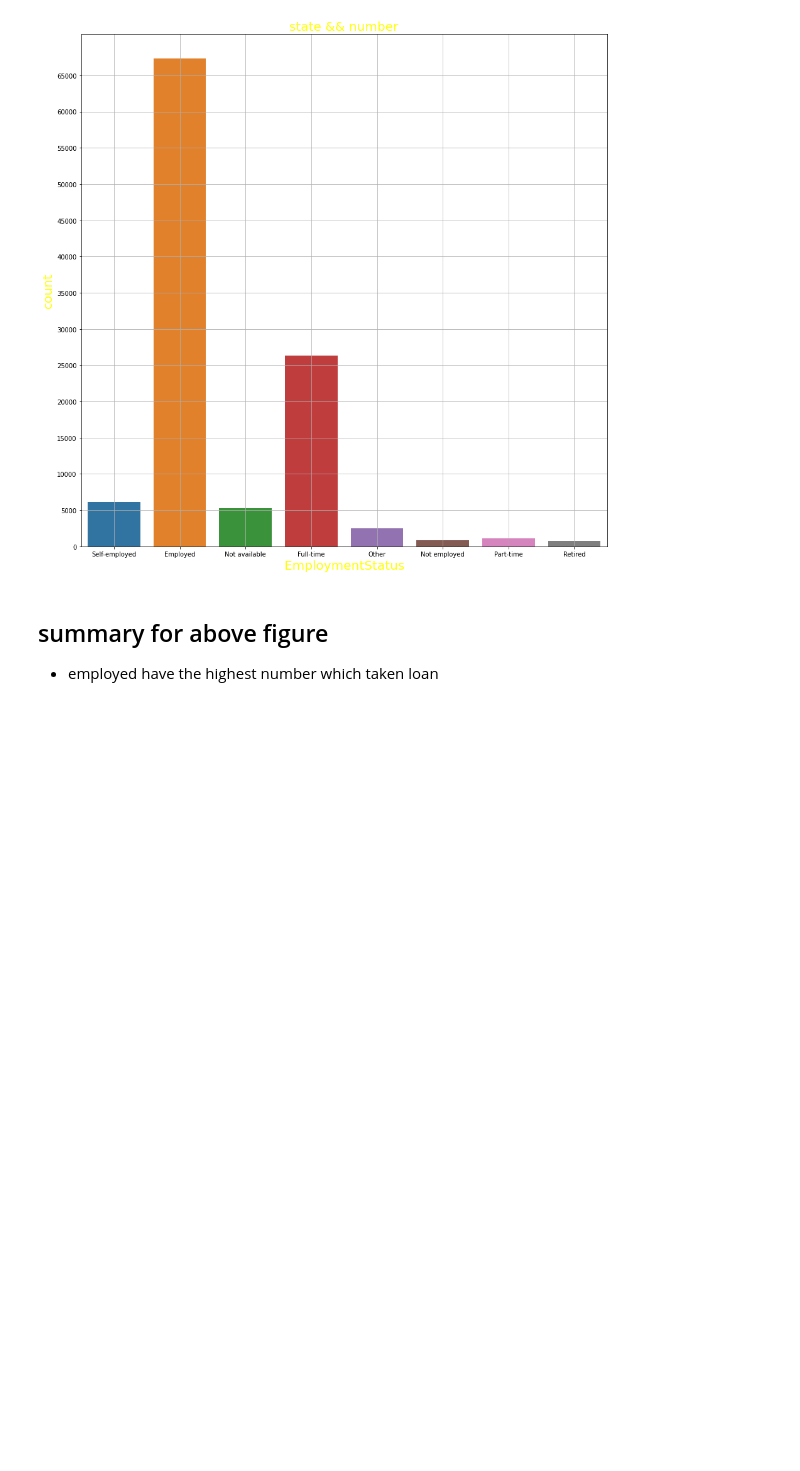
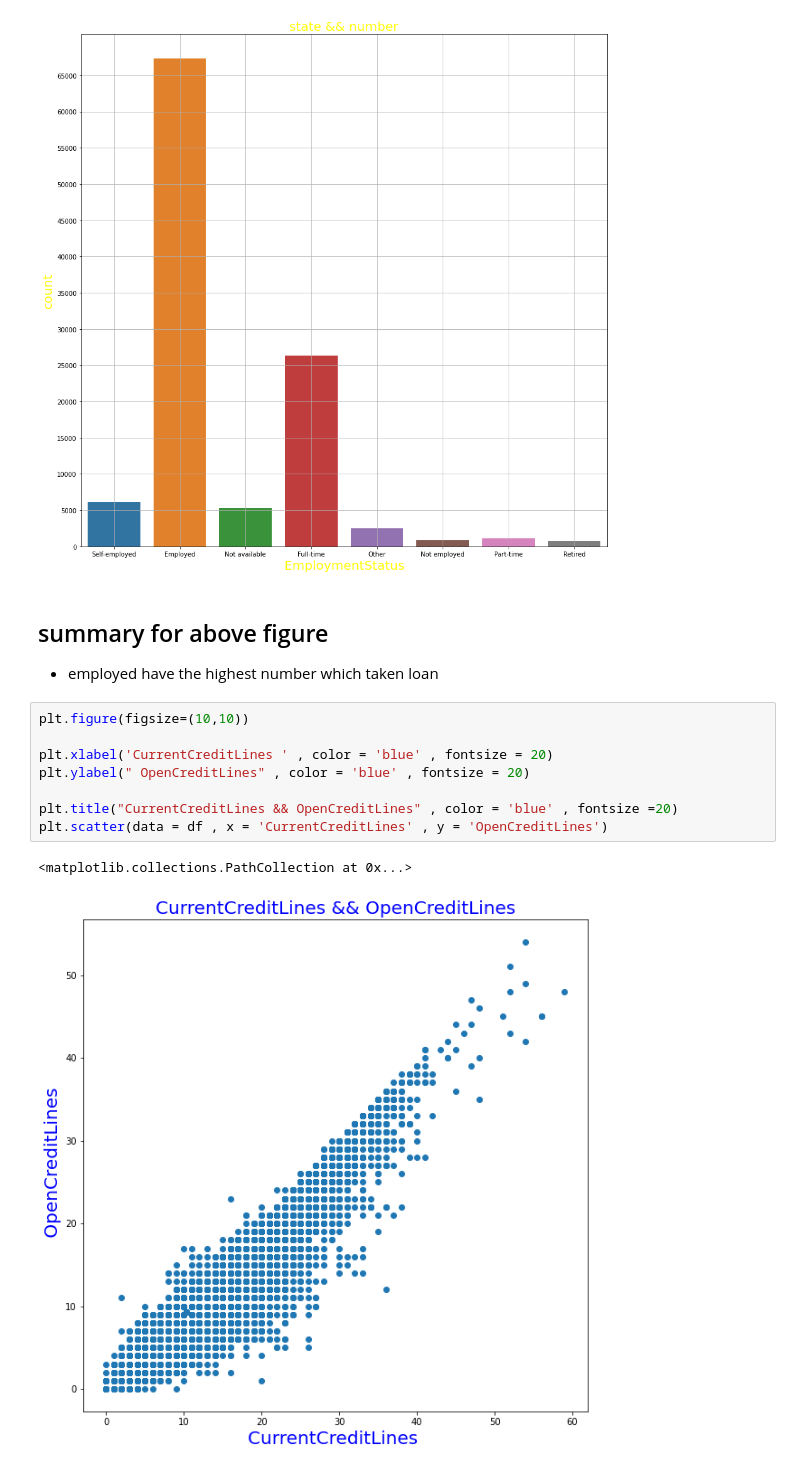
Before and after one commit to ahmed-hassan1997/Data-Analysis-Visualization, a Jupyter notebook: data_visualization.ipynb, the cells around one changed output. Cells and saved outputs as stored; diff of their text form; blank space fills up the shorter version.

```diff
--- a/data_visualization.ipynb
+++ b/data_visualization.ipynb
@@ -268,3 +269,14 @@ plt.grid()
 ## summary for above figure
 
 * employed have the highest number which taken loan
+# %%
+plt.figure(figsize=(10,10))
+
+plt.xlabel('CurrentCreditLines ' , color = 'blue' , fontsize = 20)
+plt.ylabel(" OpenCreditLines" , color = 'blue' , fontsize = 20)
+
+plt.title("CurrentCreditLines && OpenCreditLines" , color = 'blue' , fontsize =20)
+plt.scatter(data = df , x = 'CurrentCreditLines' , y = 'OpenCreditLines')
+# %% [output]
+<matplotlib.collections.PathCollection at 0x...>
+[figure, added]
```
Also changed, not shown: parts of 10 cells of this notebook.
